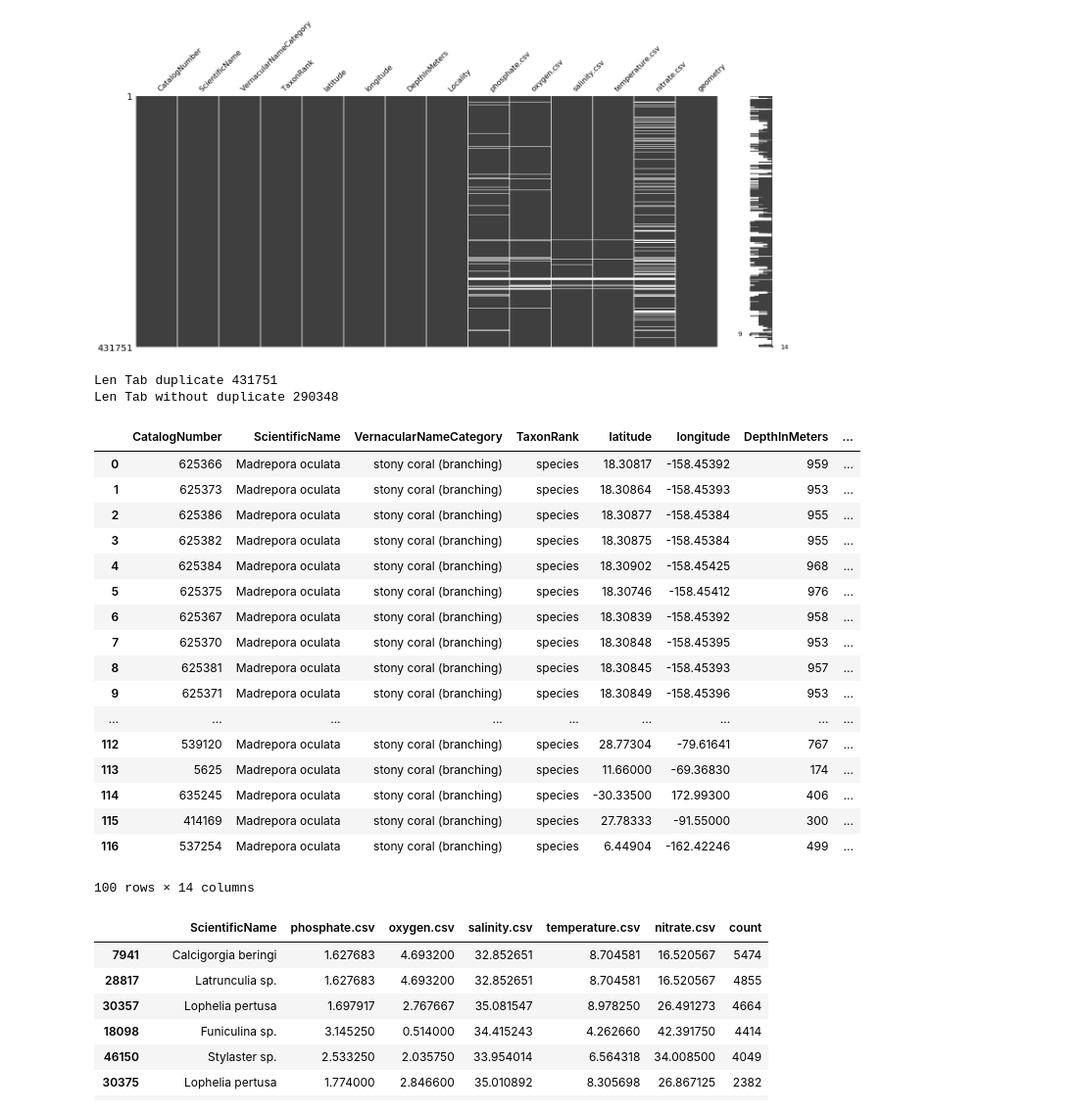
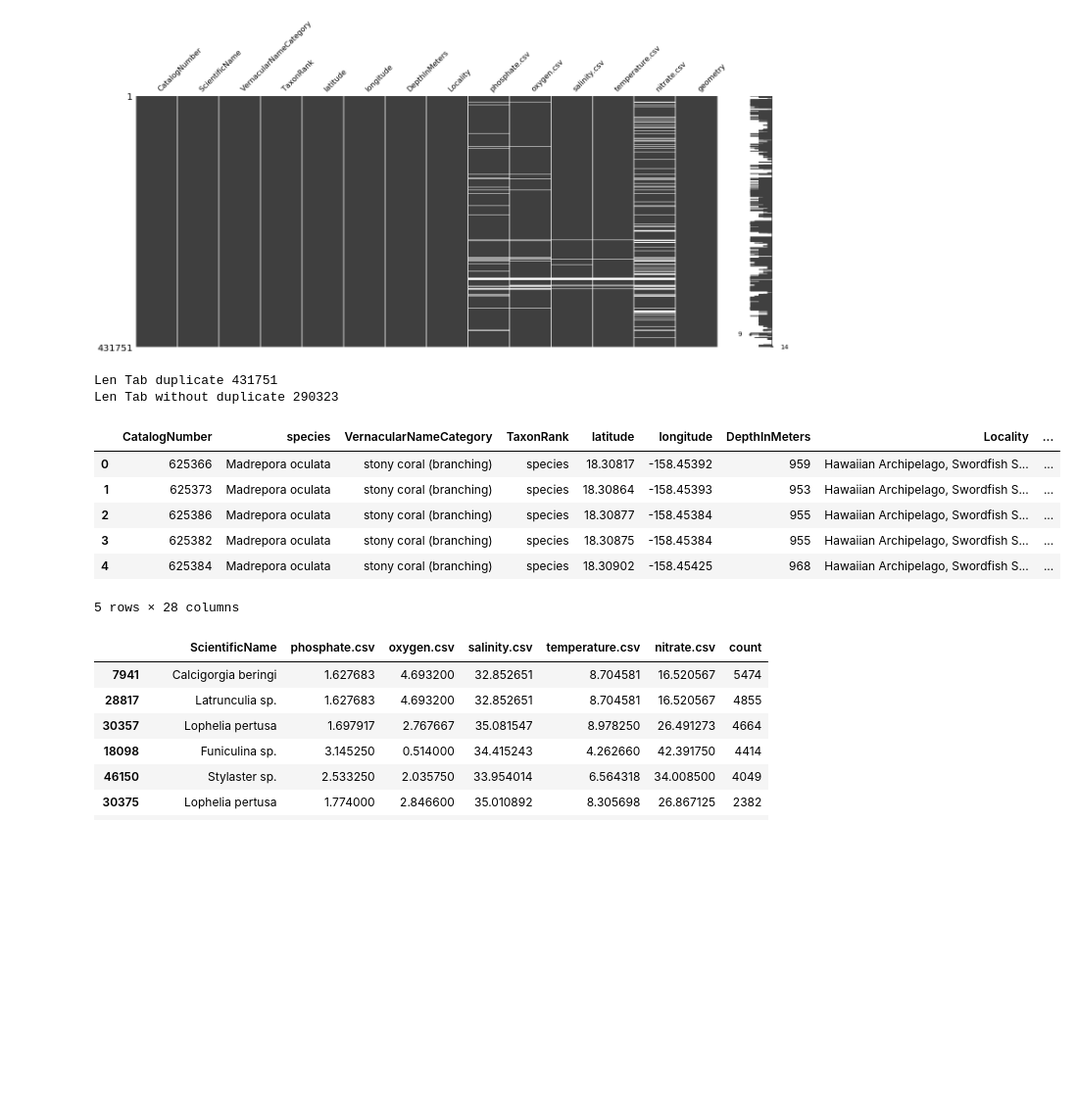
Before and after one commit to dellielo/Pharmap, a Jupyter notebook: notebook/visualisation.ipynb, the cells around one changed output. Shown at 98% size. Cells and saved outputs as stored; diff of their text form; code cells hidden in the pictures; blank space fills up the shorter version.

```diff
--- a/notebook/visualisation.ipynb
+++ b/notebook/visualisation.ipynb
@@ -23,7 +23,7 @@ world = gpd.read_file(gpd.datasets.get_path('naturalearth_lowres'))
 coraux = gpd.read_file('../data/out/coraux_geo.geojson')
 # %%
 if 'ScientificName' not in coraux.keys():
-    coraux['ScientifName'] = coraux['species']
+    coraux['ScientificName'] = coraux['species']
 # coraux.head()
 # import os
 # coraux.to_csv(os.path.join('/home/elodiedellier/Documents/DevPython/Github/Pharmap/master-reok-again/data/out_csv', "data_input_pd_data_notebook.csv"), sep=",", encoding = 'utf-8')
@@ -73,31 +94,20 @@ msn.matrix(coraux)
 # %%
 print("Len Tab duplicate {}".format(len(coraux)))
 column_dupli =["ScientificName", "longitude", "latitude", "phosphate.csv" , "oxygen.csv", "salinity.csv", "temperature.csv","nitrate.csv"]
 
 coraux_drop = coraux.drop_duplicates(subset=column_dupli)
 print("Len Tab without duplicate {}".format(len(coraux_drop)))
-coraux_drop.head(100)
+coraux_drop.head()
 # %% [output]
 Len Tab duplicate 431751
-Len Tab without duplicate 290348
+Len Tab without duplicate 290323
-|  | CatalogNumber | ScientificName | VernacularNameCategory | TaxonRank | latitude | longitude | DepthInMeters | ... |
-| 0 | 625366 | Madrepora oculata | stony coral (branching) | species | 18.30817 | -158.45392 | 959 | ... |
-| 1 | 625373 | Madrepora oculata | stony coral (branching) | species | 18.30864 | -158.45393 | 953 | ... |
-| 2 | 625386 | Madrepora oculata | stony coral (branching) | species | 18.30877 | -158.45384 | 955 | ... |
-| 3 | 625382 | Madrepora oculata | stony coral (branching) | species | 18.30875 | -158.45384 | 955 | ... |
-| 4 | 625384 | Madrepora oculata | stony coral (branching) | species | 18.30902 | -158.45425 | 968 | ... |
-| 5 | 625375 | Madrepora oculata | stony coral (branching) | species | 18.30746 | -158.45412 | 976 | ... |
-| 6 | 625367 | Madrepora oculata | stony coral (branching) | species | 18.30839 | -158.45392 | 958 | ... |
-| 7 | 625370 | Madrepora oculata | stony coral (branching) | species | 18.30848 | -158.45395 | 953 | ... |
-| 8 | 625381 | Madrepora oculata | stony coral (branching) | species | 18.30845 | -158.45393 | 957 | ... |
-| 9 | 625371 | Madrepora oculata | stony coral (branching) | species | 18.30849 | -158.45396 | 953 | ... |
-| ... | ... | ... | ... | ... | ... | ... | ... | ... |
-| 112 | 539120 | Madrepora oculata | stony coral (branching) | species | 28.77304 | -79.61641 | 767 | ... |
-| 113 | 5625 | Madrepora oculata | stony coral (branching) | species | 11.66000 | -69.36830 | 174 | ... |
-| 114 | 635245 | Madrepora oculata | stony coral (branching) | species | -30.33500 | 172.99300 | 406 | ... |
-| 115 | 414169 | Madrepora oculata | stony coral (branching) | species | 27.78333 | -91.55000 | 300 | ... |
-| 116 | 537254 | Madrepora oculata | stony coral (branching) | species | 6.44904 | -162.42246 | 499 | ... |
+|  | CatalogNumber | species | VernacularNameCategory | TaxonRank | latitude | longitude | DepthInMeters | Locality | ... |
+| 0 | 625366 | Madrepora oculata | stony coral (branching) | species | 18.30817 | -158.45392 | 959 | Hawaiian Archipelago, Swordfish S... | ... |
+| 1 | 625373 | Madrepora oculata | stony coral (branching) | species | 18.30864 | -158.45393 | 953 | Hawaiian Archipelago, Swordfish S... | ... |
+| 2 | 625386 | Madrepora oculata | stony coral (branching) | species | 18.30877 | -158.45384 | 955 | Hawaiian Archipelago, Swordfish S... | ... |
+| 3 | 625382 | Madrepora oculata | stony coral (branching) | species | 18.30875 | -158.45384 | 955 | Hawaiian Archipelago, Swordfish S... | ... |
+| 4 | 625384 | Madrepora oculata | stony coral (branching) | species | 18.30902 | -158.45425 | 968 | Hawaiian Archipelago, Swordfish S... | ... |
-100 rows × 14 columns
+5 rows × 28 columns
 # %%
 ### Checke si les données sont variées
 column_dupli =["ScientificName", "phosphate.csv" , "oxygen.csv", "salinity.csv", "temperature.csv","nitrate.csv"]
```
Also changed, not shown: parts of 3 cells of this notebook, 1 other file.
